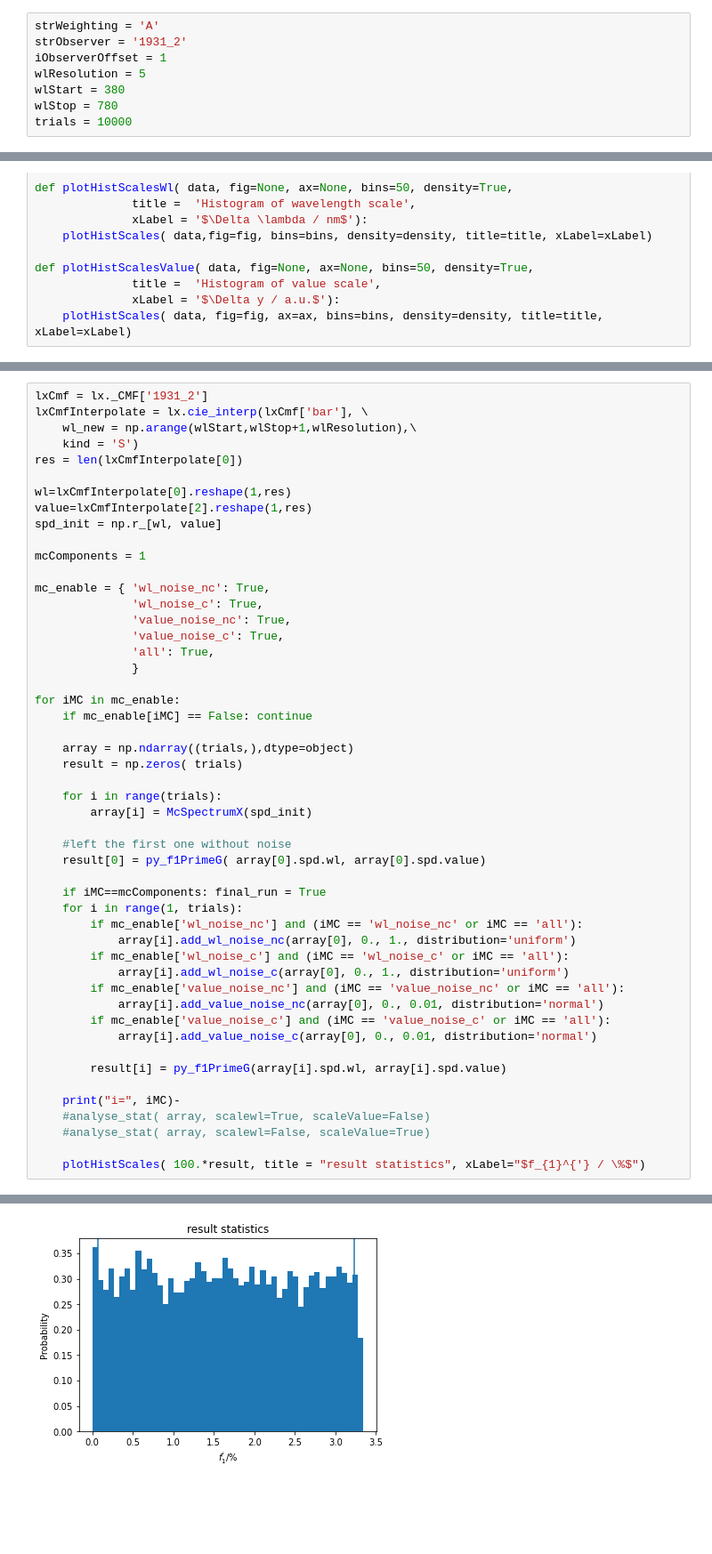
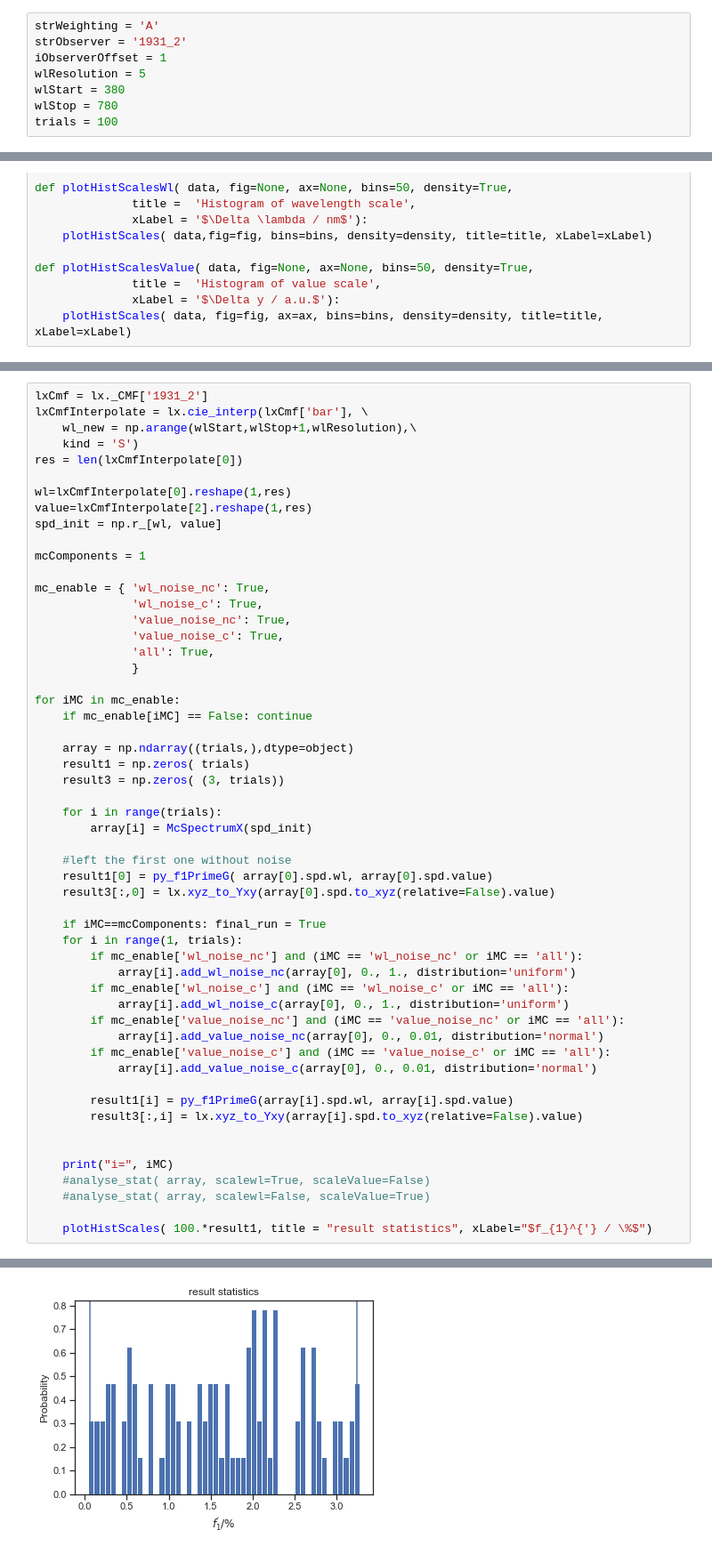
Before and after one commit to empir19nrm02/empir19nrm02, a Jupyter notebook: empir19nrm02/Jupyter/MCTest.ipynb, the cells around one changed output, grey strips where cells are left out. Shown at 89% size. Drawn from its saved outputs; the diff is of its cells as text; blank space fills up the shorter version.

```diff
--- a/empir19nrm02/Jupyter/MCTest.ipynb
+++ b/empir19nrm02/Jupyter/MCTest.ipynb
@@ -20,7 +22,7 @@ iObserverOffset = 1
 wlResolution = 5
 wlStart = 380
 wlStop = 780
-trials = 10000
+trials = 100
 # %%
 def plotHistScales( data, fig=None, ax=None, bins=50, density=True,
              title='Title', xLabel='xLabel', yLabel=None):
@@ -125,13 +125,15 @@ for iMC in mc_enable:
     if mc_enable[iMC] == False: continue
 
     array = np.ndarray((trials,),dtype=object)
-    result = np.zeros( trials)
+    result1 = np.zeros( trials)
+    result3 = np.zeros( (3, trials))
 
     for i in range(trials):
         array[i] = McSpectrumX(spd_init)
 
     #left the first one without noise
-    result[0] = py_f1PrimeG( array[0].spd.wl, array[0].spd.value)
+    result1[0] = py_f1PrimeG( array[0].spd.wl, array[0].spd.value)
+    result3[:,0] = lx.xyz_to_Yxy(array[0].spd.to_xyz(relative=False).value)
 
     if iMC==mcComponents: final_run = True
     for i in range(1, trials):
@@ -144,12 +146,14 @@ for iMC in mc_enable:
         if mc_enable['value_noise_c'] and (iMC == 'value_noise_c' or iMC == 'all'):
             array[i].add_value_noise_c(array[0], 0., 0.01, distribution='normal')
 
-        result[i] = py_f1PrimeG(array[i].spd.wl, array[i].spd.value)
+        result1[i] = py_f1PrimeG(array[i].spd.wl, array[i].spd.value)
+        result3[:,i] = lx.xyz_to_Yxy(array[i].spd.to_xyz(relative=False).value)
 
-    print("i=", iMC)-
+
+    print("i=", iMC)
     #analyse_stat( array, scalewl=True, scaleValue=False)
     #analyse_stat( array, scalewl=False, scaleValue=True)
 
-    plotHistScales( 100.*result, title = "result statistics", xLabel="$f_{1}^{'} / \%$")
+    plotHistScales( 100.*result1, title = "result statistics", xLabel="$f_{1}^{'} / \%$")
 # %% [output]
 i= wl_noise_nc
@@ -158,2 +162,2 @@ Value= [1.6318849401323503, 0.16433824192128607] Inteval(95%)= 0.641069938239513
 i= wl_noise_c
-[figure, old version]
+[figure, new version]
```
Also changed, not shown: parts of 7 cells of this notebook.
